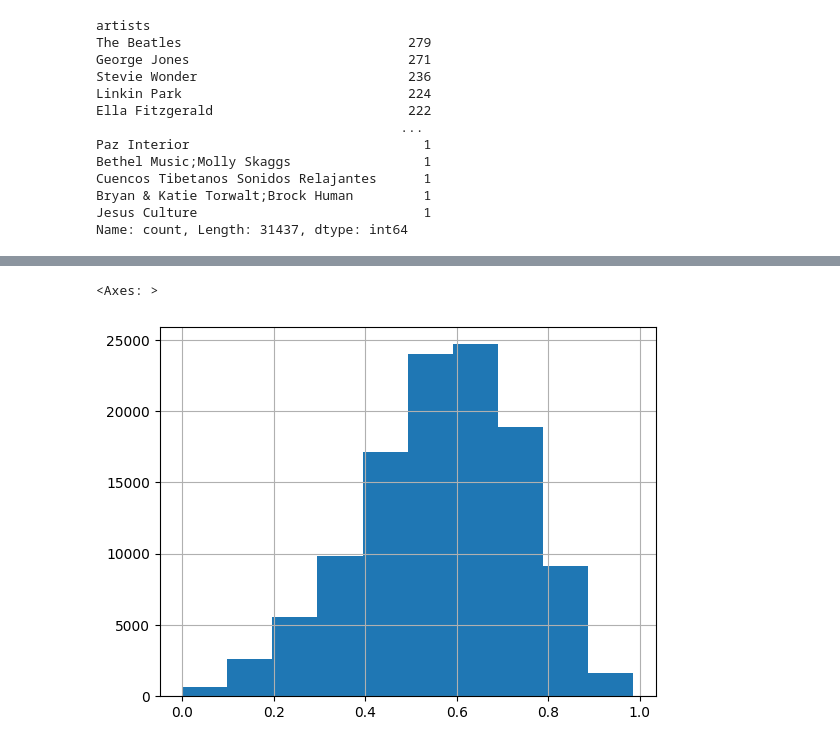
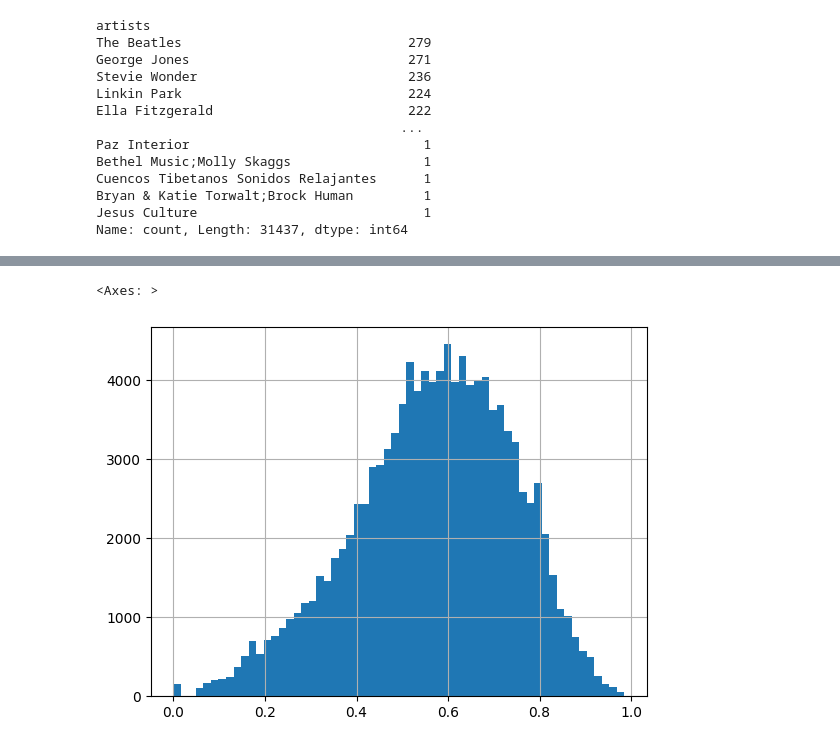
Before and after one commit to wslider/spotify_eda_williamSlider, a Jupyter notebook: analysis.ipynb, the cells around one changed output, grey strips where cells are left out. Saved outputs shown, nothing was run; the diff lists cells and outputs as text; code cells hidden in the pictures.

```diff
--- a/analysis.ipynb
+++ b/analysis.ipynb
@@ -145,7 +145,7 @@ df.describe()
 | 75% | 85499.250000 | 50.000000 | 2.615060e+05 | 0.695000 | 0.854000 | 8.000000 | -5.003000 | 1.000000 | 0.084500 | ... |
 | max | 113999.000000 | 100.000000 | 5.237295e+06 | 0.985000 | 1.000000 | 11.000000 | 4.532000 | 1.000000 | 0.965000 | ... |
 # %%
-df['danceability'].hist()
+df['danceability'].hist(bins=60)
 # %% [output]
 <Axes: >
-[figure, old version]
+[figure, new version]
```
Also changed, not shown: parts of 6 cells of this notebook.
